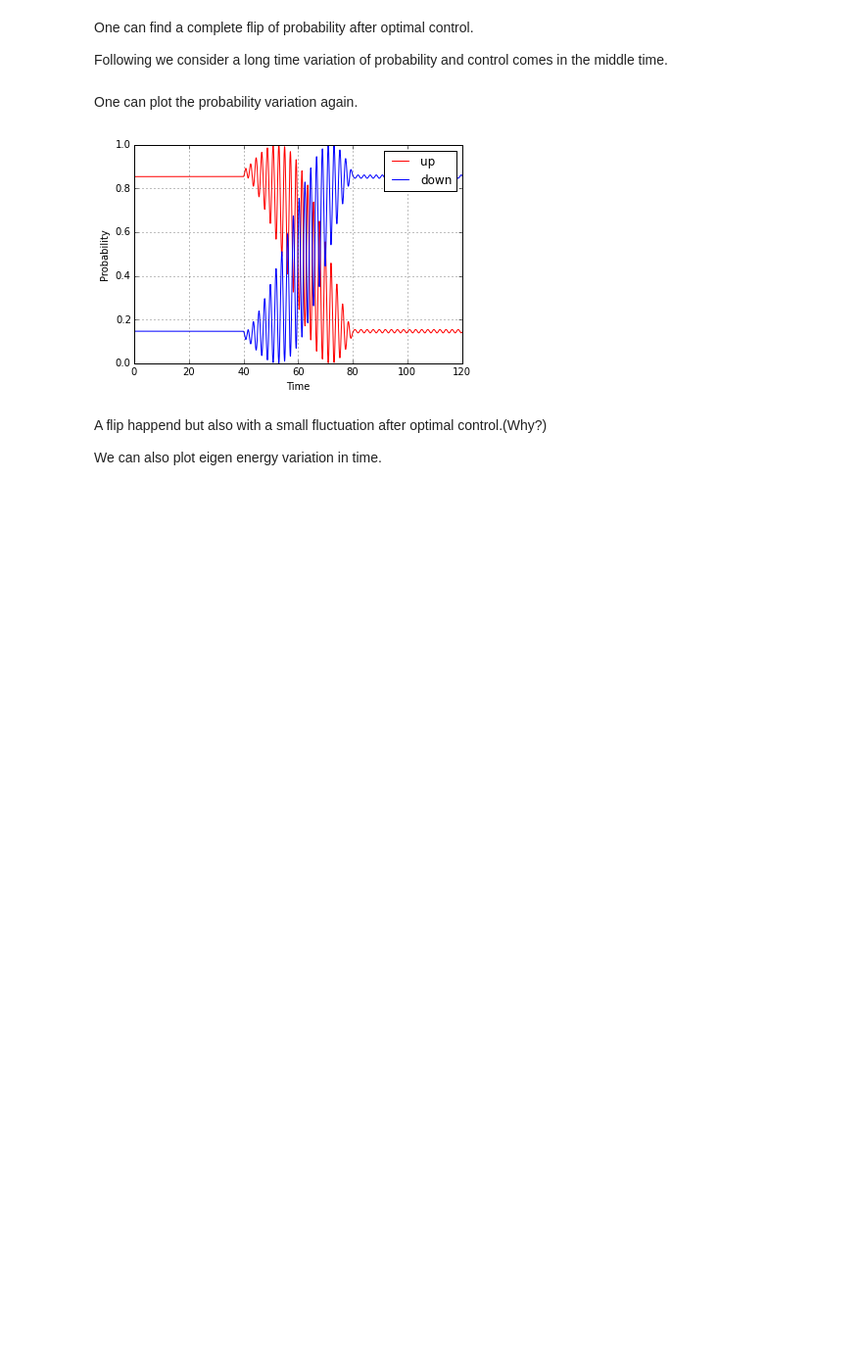
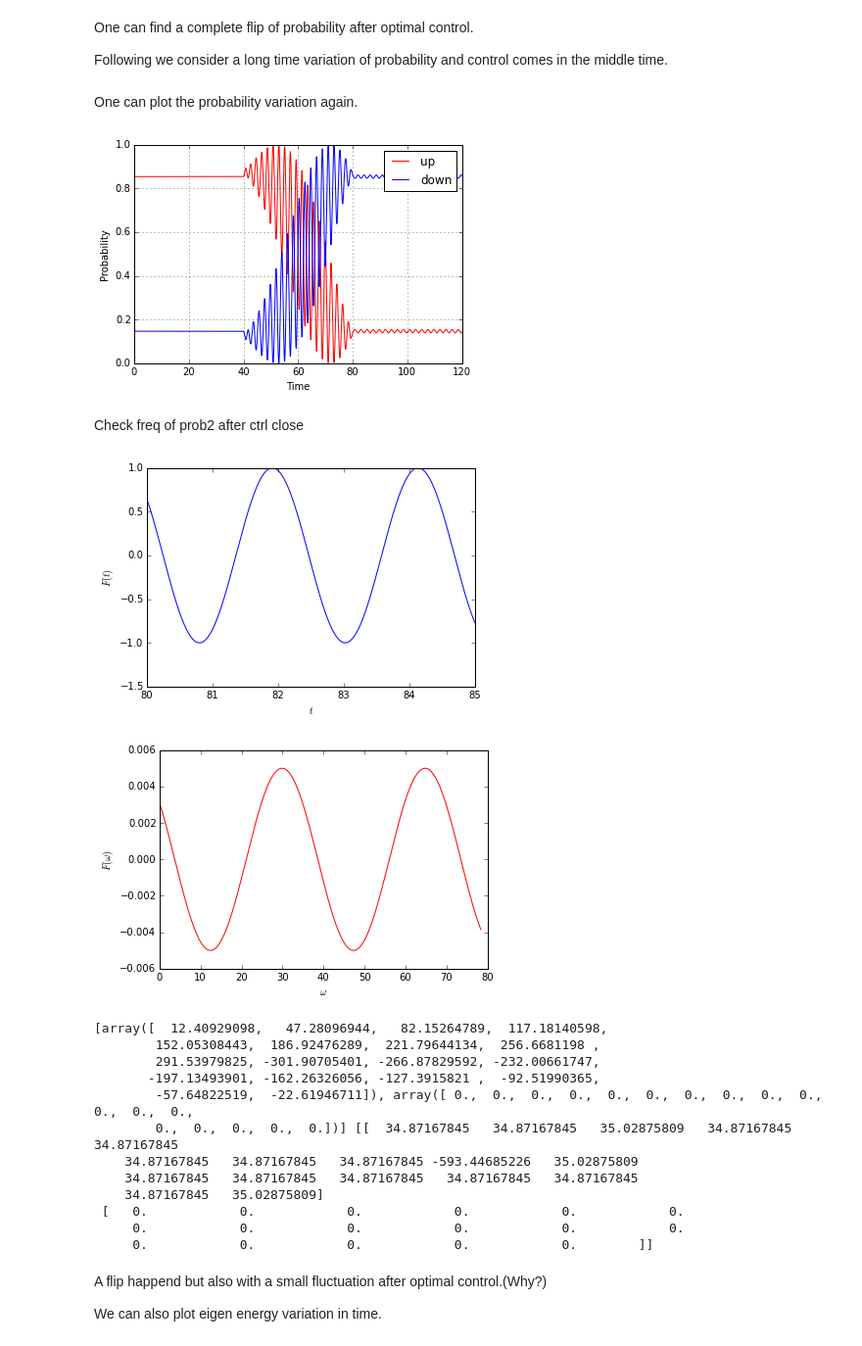
Before and after one commit to abyellow/abin-quantunm-optimal-control, a Jupyter notebook: README_EX2.ipynb, the cells around one changed output. Shown at 98% size. Cells and saved outputs as stored; diff of their text form; code cells hidden in the pictures; blank space fills up the shorter version.

Commit message:
add fft to 2ctrl.ipynb

```diff
--- a/README_EX2.ipynb
+++ b/README_EX2.ipynb
@@ -133,6 +134,54 @@ plt.legend()
 plt.show()
 # %% [output]
 [figure]
+# %% [markdown]
+Check freq of prob2 after ctrl close
+# %%
+ti = time2[-lon:]
+#pb = phi2[-lon:,1,:]
+pb = prob2[-lon:,1,:]
+#pb = np.sin(3*ti)
+#pb = pb - sum(pb)/lon
+#pb = pb/max(pb)
+nt = 500
+plt.plot(ti[:nt],pb[:nt])
+plt.xlabel('$t$')
+plt.ylabel('$F(t)$')
+plt.show()
+
+dt = qh_test.dt
+
+pbf = np.fft.fft(pb)*dt/2
+freq = np.fft.fftfreq(lon, qh_test.dt)*2*np.pi
+nf = 500
+plt.plot(freq[:nf], (pbf.real[:nf]),'r')
+plt.xlabel('$\omega$')
+plt.ylabel('$F(\omega)$')
+plt.show()
+
+
+flocmin = []
+for i in argrelextrema(pbf, np.less):
+        flocmin.append(freq[i])
+print flocmin, np.diff(flocmin)
+
+#plt.plot(np.fft.ifft(pbf)*2/dt)
+#plt.show()
+# %% [output]
+[figure, added]
+[figure, added]
+[array([  12.40929098,   47.28096944,   82.15264789,  117.18140598,
+        152.05308443,  186.92476289,  221.79644134,  256.6681198 ,
+        291.53979825, -301.90705401, -266.87829592, -232.00661747,
+       -197.13493901, -162.26326056, -127.3915821 ,  -92.51990365,
+        -57.64822519,  -22.61946711]), array([ 0.,  0.,  0.,  0.,  0.,  0.,  0.,  0.,  0.,  0.,  0.,  0.,  0.,
+        0.,  0.,  0.,  0.,  0.])] [[  34.87167845   34.87167845   35.02875809   34.87167845   34.87167845
+    34.87167845   34.87167845   34.87167845 -593.44685226   35.02875809
+    34.87167845   34.87167845   34.87167845   34.87167845   34.87167845
+    34.87167845   35.02875809]
+ [   0.            0.            0.            0.            0.            0.
+     0.            0.            0.            0.            0.            0.
+     0.            0.            0.            0.            0.        ]]
 # %% [markdown]
 A flip happend but also with a small fluctuation after optimal control.(Why?)
 
```
Also changed, not shown: parts of 3 cells of this notebook, 2 other files.
